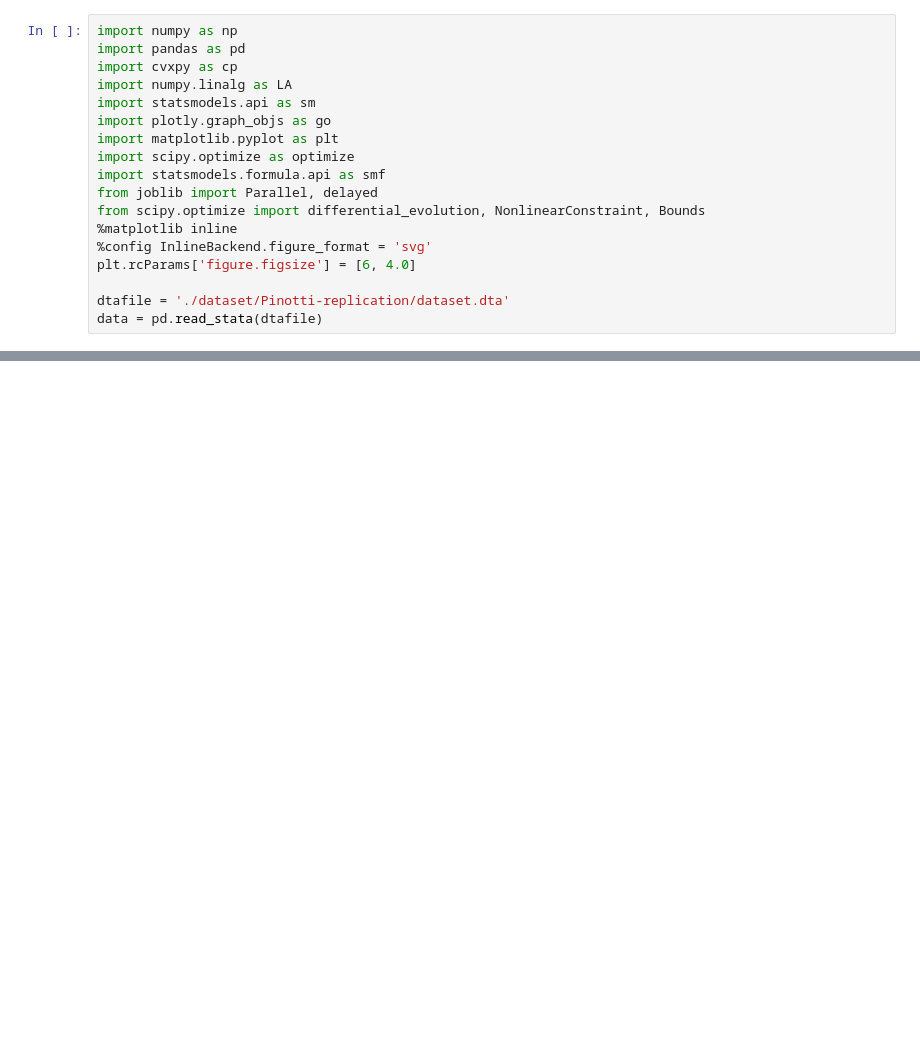
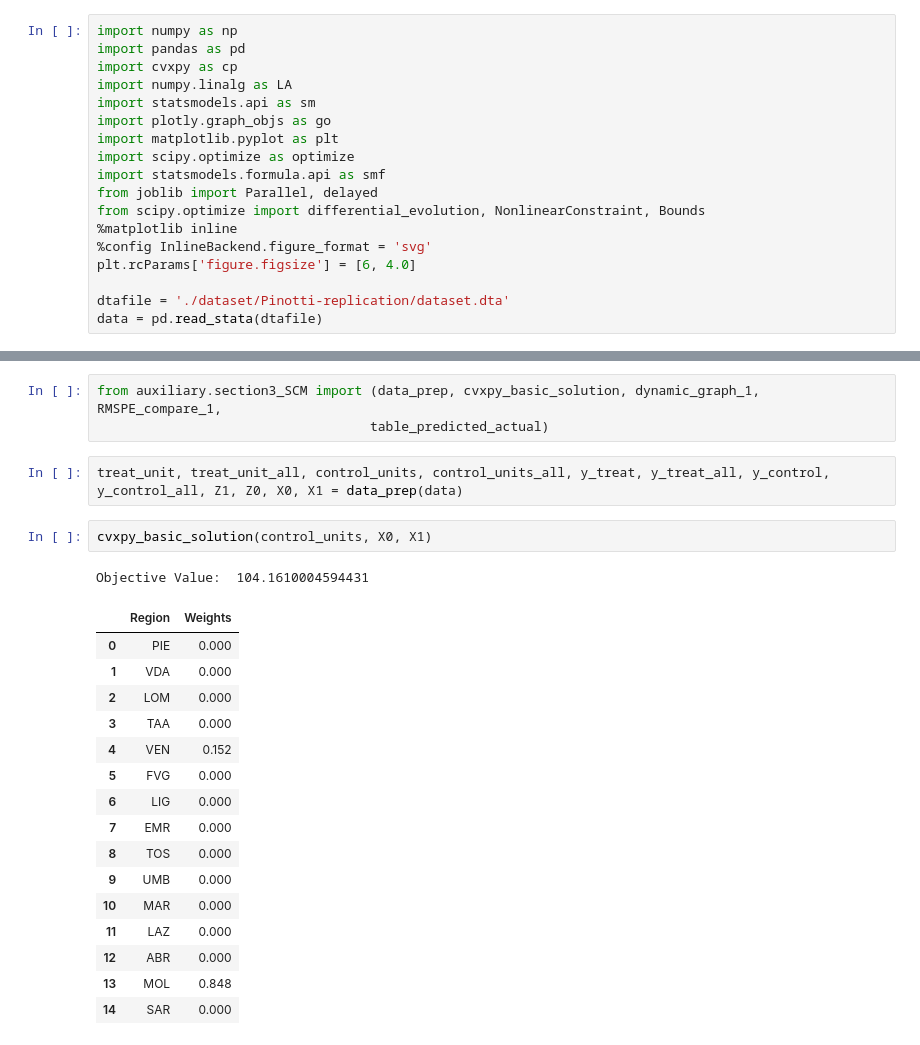
Before and after one commit to OpenSourceEconomics/ose-scientific-computing-course-jdx-mafia-1, a Jupyter notebook: Testing auxiliary functions.ipynb, the cells around one changed output, grey strips where cells are left out. Drawn from its saved outputs; the diff is of its cells as text; blank space fills up the shorter version.

Commit message:
auxiliary functions up until section 3.3

```diff
--- a/Testing auxiliary functions.ipynb
+++ b/Testing auxiliary functions.ipynb
@@ -27,0 +19,25 @@ murder_rate_graphs(df3, df2)
+# %%
+from auxiliary.section3_SCM import (data_prep, cvxpy_basic_solution, dynamic_graph_1, RMSPE_compare_1,
+                                   table_predicted_actual)
+# %%
+treat_unit, treat_unit_all, control_units, control_units_all, y_treat, y_treat_all, y_control, y_control_all, Z1, Z0, X0, X1 = data_prep(data)
+# %%
+cvxpy_basic_solution(control_units, X0, X1)
+# %% [output]
+Objective Value:  104.1610004594431
+|  | Region | Weights |
+| 0 | PIE | 0.000 |
+| 1 | VDA | 0.000 |
+| 2 | LOM | 0.000 |
+| 3 | TAA | 0.000 |
+| 4 | VEN | 0.152 |
+| 5 | FVG | 0.000 |
+| 6 | LIG | 0.000 |
+| 7 | EMR | 0.000 |
+| 8 | TOS | 0.000 |
+| 9 | UMB | 0.000 |
+| 10 | MAR | 0.000 |
+| 11 | LAZ | 0.000 |
+| 12 | ABR | 0.000 |
+| 13 | MOL | 0.848 |
+| 14 | SAR | 0.000 |
```
Also changed, not shown: parts of 5 cells of this notebook, 2 other files.
